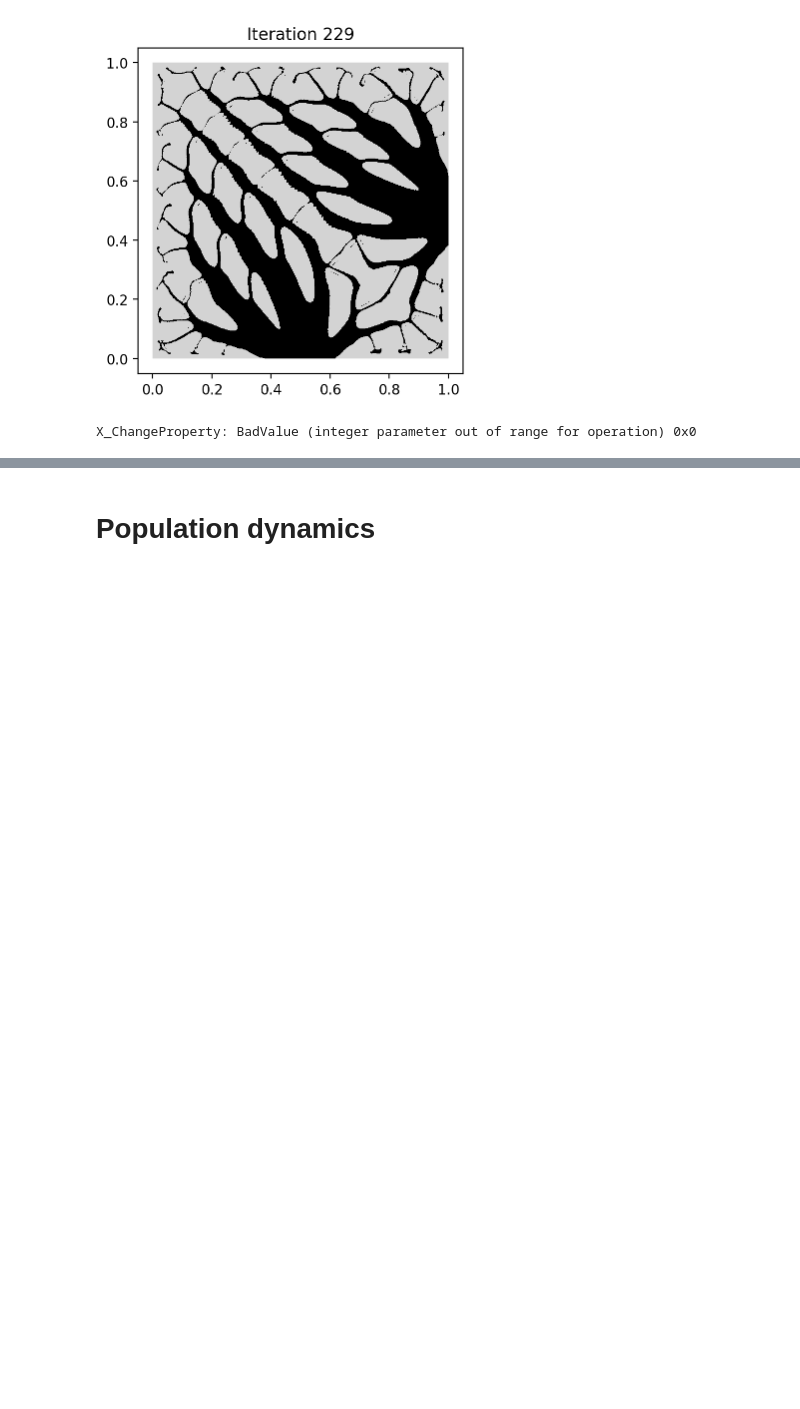
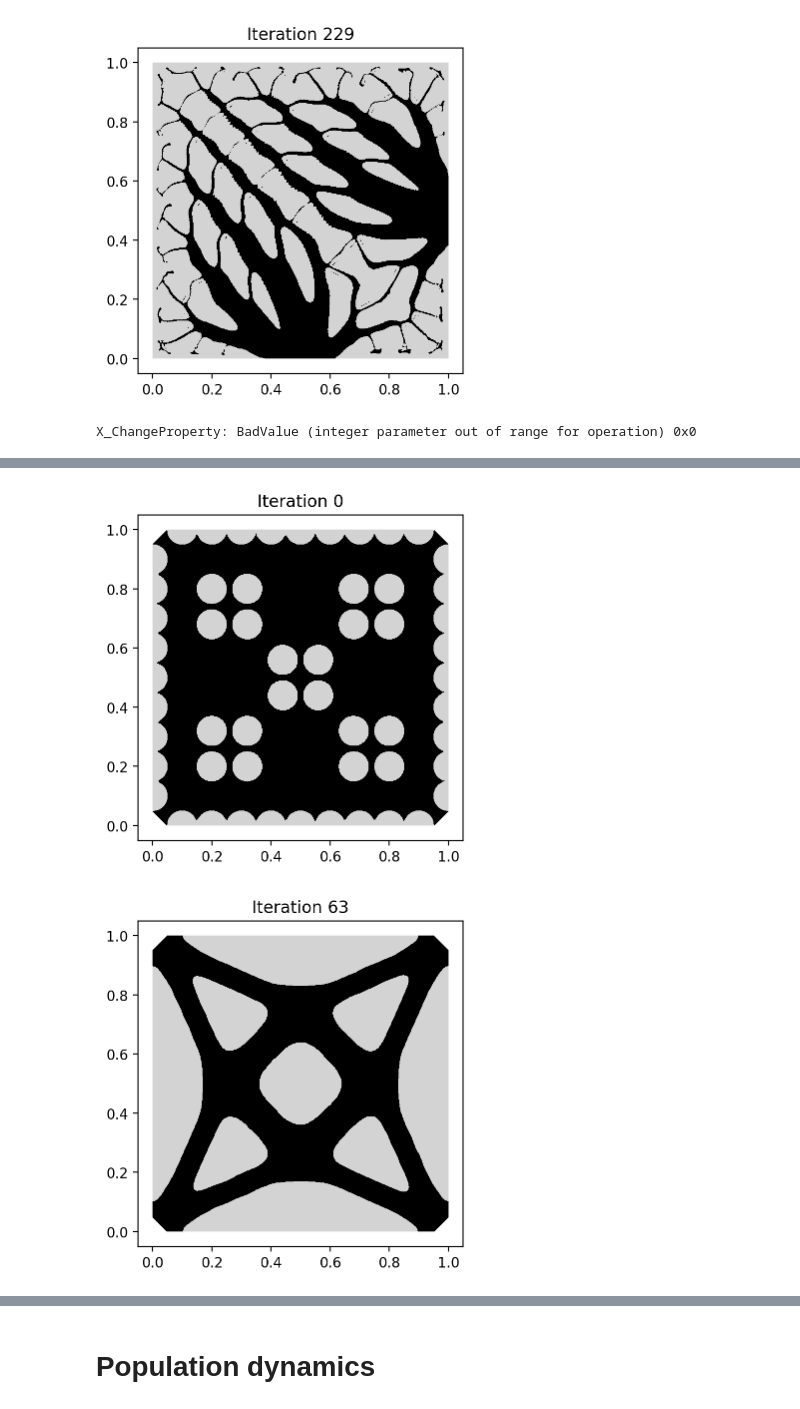
Before and after one commit to PhiFEM/phiFEM_FormOpt, a Jupyter notebook: code/Tutorial.ipynb, the cells around one changed output, grey strips where cells are left out. Cells and saved outputs as stored; diff of their text form; code cells hidden in the pictures; blank space fills up the shorter version.

```diff
--- a/code/Tutorial.ipynb
+++ b/code/Tutorial.ipynb
@@ -626,0 +644,7 @@ plot_lag2(datat13, "Multiple", datat12, "Simple", figsize = (4.0,4), filename =
+# %%
+%config InlineBackend.figure_format = 'retina'
+from plots import plot_tutorial
+plot_tutorial(h5file = "../results/t22/results.h5", size = (4, 4))
+# %% [output]
+[figure, added]
+[figure, added]
```
Also changed, not shown: parts of 6 cells of this notebook, 15 other files.
